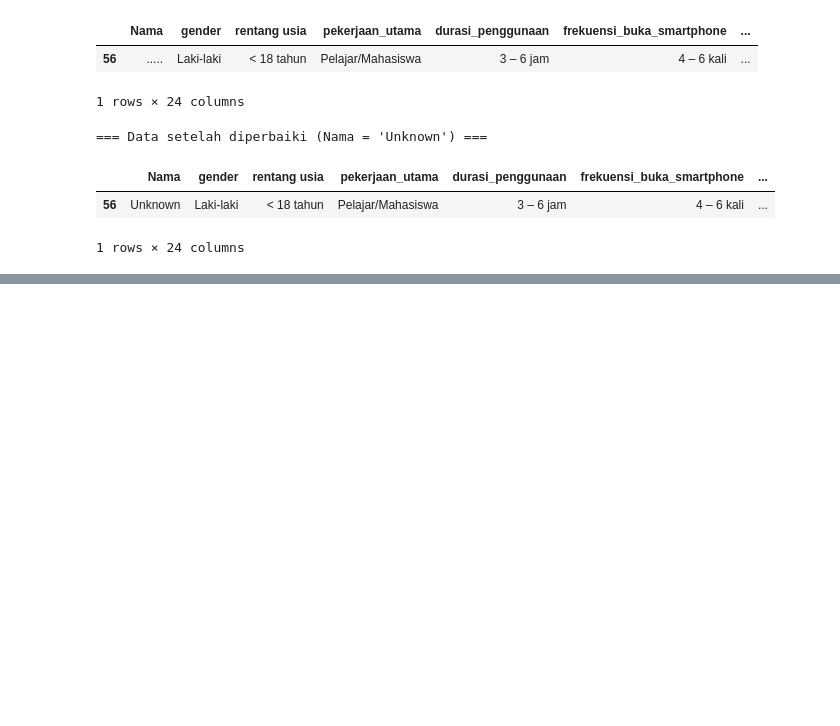
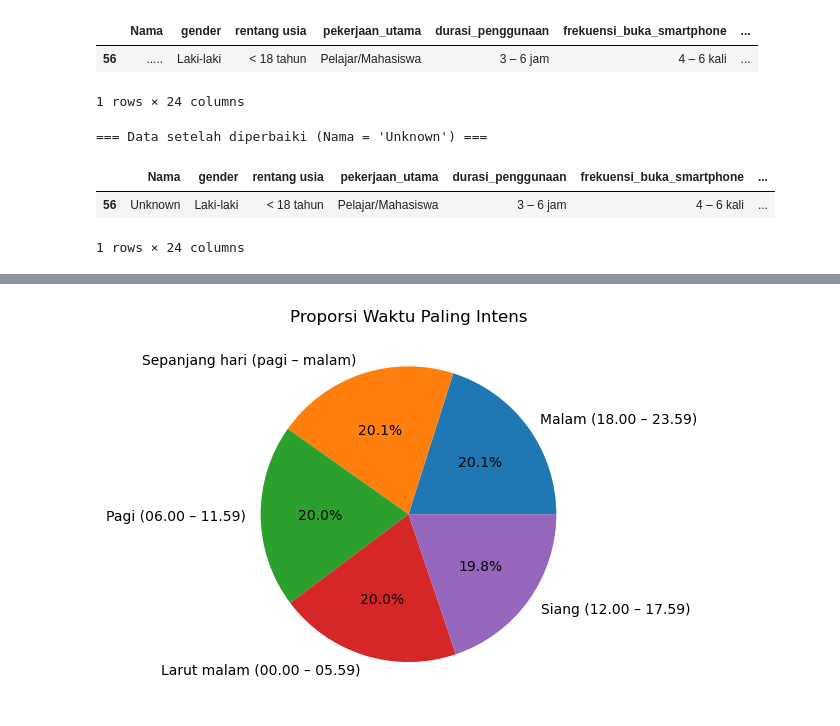
Before and after one commit to boasray/Proyek-Dasi-Dalis, a Jupyter notebook: Untitled1.ipynb, the cells around one changed output, grey strips where cells are left out. Saved outputs shown, nothing was run; the diff lists cells and outputs as text; code cells hidden in the pictures; blank space fills up the shorter version.

```diff
--- a/Untitled1.ipynb
+++ b/Untitled1.ipynb
@@ -101,0 +164,7 @@ display(fixed_rows)
+# %%
+df['waktu_paling_intens'].value_counts().plot(kind='pie', autopct='%1.1f%%')
+plt.title("Proporsi Waktu Paling Intens")
+plt.ylabel("")
+plt.show()
+# %% [output]
+[figure, added]
```
Also changed, not shown: parts of 50 cells of this notebook, 7 other files.
